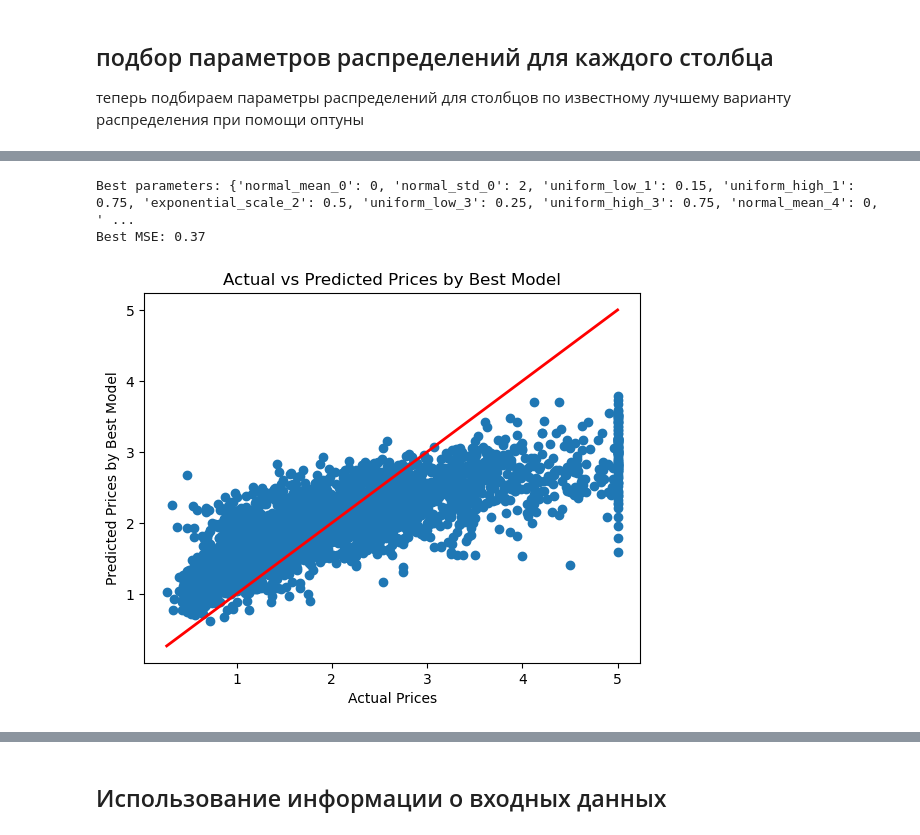
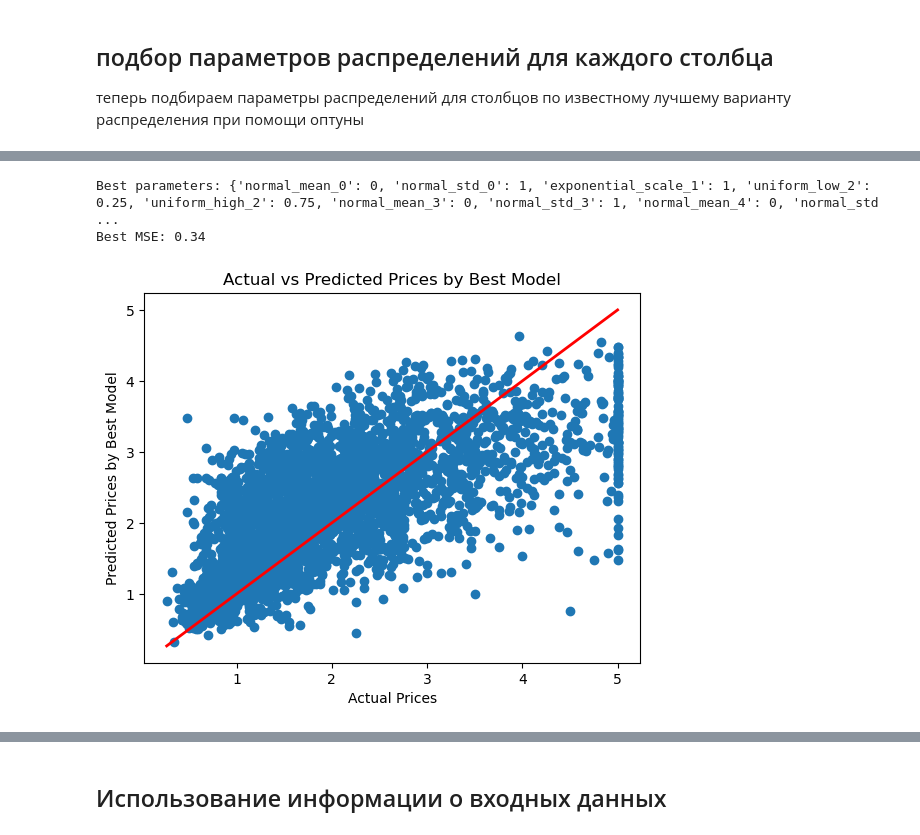
Before and after one commit to Clarxxon/remodelling, a Jupyter notebook: sample.ipynb, the cells around one changed output, grey strips where cells are left out. Saved outputs shown, nothing was run; the diff lists cells and outputs as text; code cells hidden in the pictures.

```diff
--- a/sample.ipynb
+++ b/sample.ipynb
@@ -240,22 +248,22 @@ def objective(trial):
     for col_idx, dist_name in enumerate(known_distributions):
         if dist_name == 'uniform':
             params = {
-                'low': trial.suggest_categorical(f'{dist_name}_low_{col_idx}', [0, 0.15, 0.25, 0.5]),
-                'high': trial.suggest_categorical(f'{dist_name}_high_{col_idx}', [0.5, 0.75, 1])
+                'low': trial.suggest_categorical(f'{dist_name}_low_{col_idx}', [0, 0.25]),
+                'high': trial.suggest_categorical(f'{dist_name}_high_{col_idx}', [0.5, 0.75])
             }
         elif dist_name == 'normal':
             params = {
-                'mean': trial.suggest_categorical(f'{dist_name}_mean_{col_idx}', [-1, 0, 1]),
-                'std': trial.suggest_categorical(f'{dist_name}_std_{col_idx}', [1, 2, 3])
+                'mean': trial.suggest_categorical(f'{dist_name}_mean_{col_idx}', [0,0]),
+                'std': trial.suggest_categorical(f'{dist_name}_std_{col_idx}', [1, 2])
             }
         elif dist_name == 'exponential':
             params = {
-                'scale': trial.suggest_categorical(f'{dist_name}_scale_{col_idx}', [0.5, 1, 2])
+                'scale': trial.suggest_categorical(f'{dist_name}_scale_{col_idx}', [0.5, 1])
             }
         elif dist_name == 'gamma':
             params = {
-                'shape': trial.suggest_categorical(f'{dist_name}_shape_{col_idx}', [1, 2, 3]),
-                'scale': trial.suggest_categorical(f'{dist_name}_scale_{col_idx}', [0.5, 1, 2])
+                'shape': trial.suggest_categorical(f'{dist_name}_shape_{col_idx}', [1, 2]),
+                'scale': trial.suggest_categorical(f'{dist_name}_scale_{col_idx}', [0.5, 1])
             }
         else:
             raise ValueError(f"Unknown distribution name: {dist_name}")
@@ -361,6 +369,6 @@ plt.show()
-Best parameters: {'normal_mean_0': 0, 'normal_std_0': 2, 'uniform_low_1': 0.15, 'uniform_high_1': 0.75, 'exponential_scale_2': 0.5, 'uniform_low_3': 0.25, 'uniform_high_3': 0.75, 'normal_mean_4': 0, ' ...
-Best MSE: 0.37
+Best parameters: {'normal_mean_0': 0, 'normal_std_0': 1, 'exponential_scale_1': 1, 'uniform_low_2': 0.25, 'uniform_high_2': 0.75, 'normal_mean_3': 0, 'normal_std_3': 1, 'normal_mean_4': 0, 'normal_std ...
+Best MSE: 0.34
-[figure, old version]
+[figure, new version]
 # %%
 r2_new_model = r2_score(y_test, y_pred_best_model)
 r2_new_model
```
Also changed, not shown: parts of 7 cells of this notebook, 3 other files.
